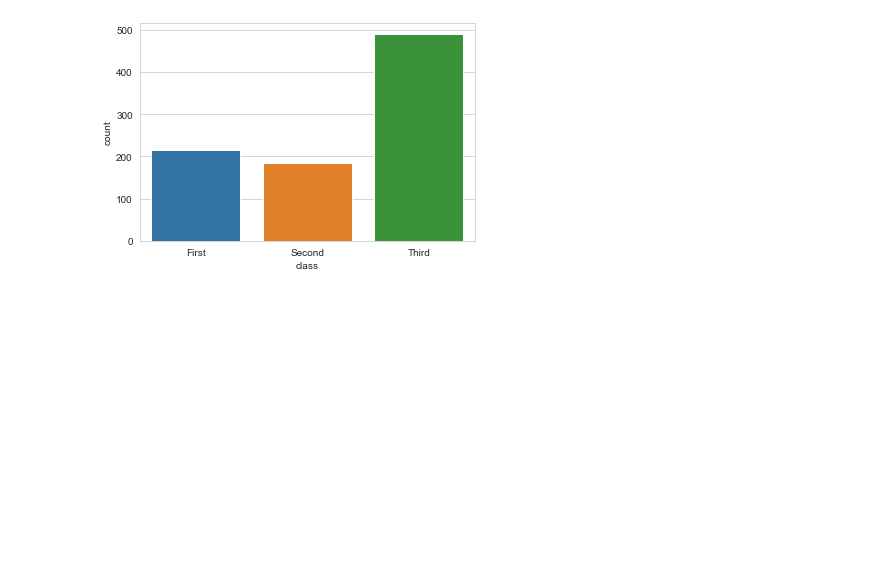
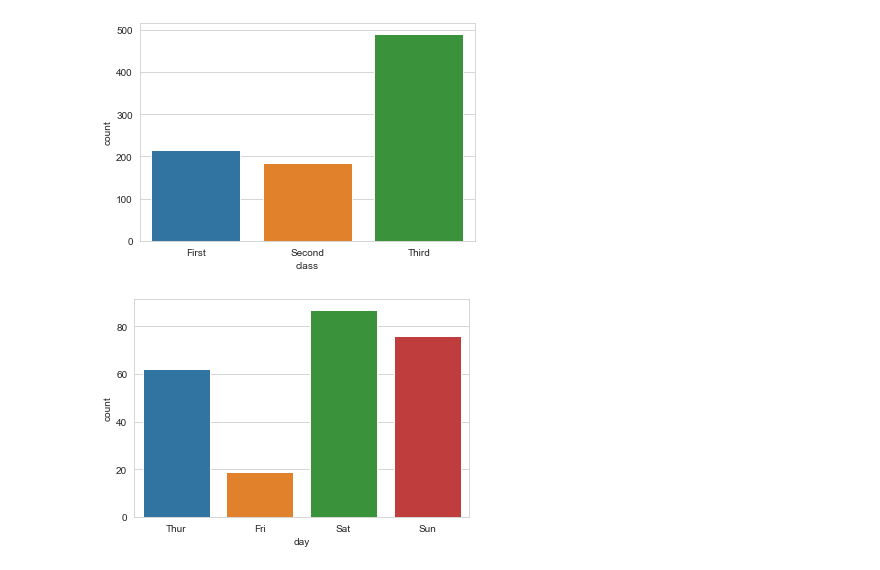
Before and after one commit to WujinK/3.17-, a Jupyter notebook: seaborn연습.ipynb, the cells around one changed output. Drawn from its saved outputs; the diff is of its cells as text; code cells hidden in the pictures; blank space fills up the shorter version.

```diff
--- a/seaborn연습.ipynb
+++ b/seaborn연습.ipynb
@@ -53,3 +53,9 @@ sns.countplot(x="class", data=titanic)
 plt.show()
 # %% [output]
 [figure]
+# %%
+tips = sns.load_dataset("tips")
+sns.countplot(x="day", data=tips)
+plt.show()
+# %% [output]
+[figure, added]
```
